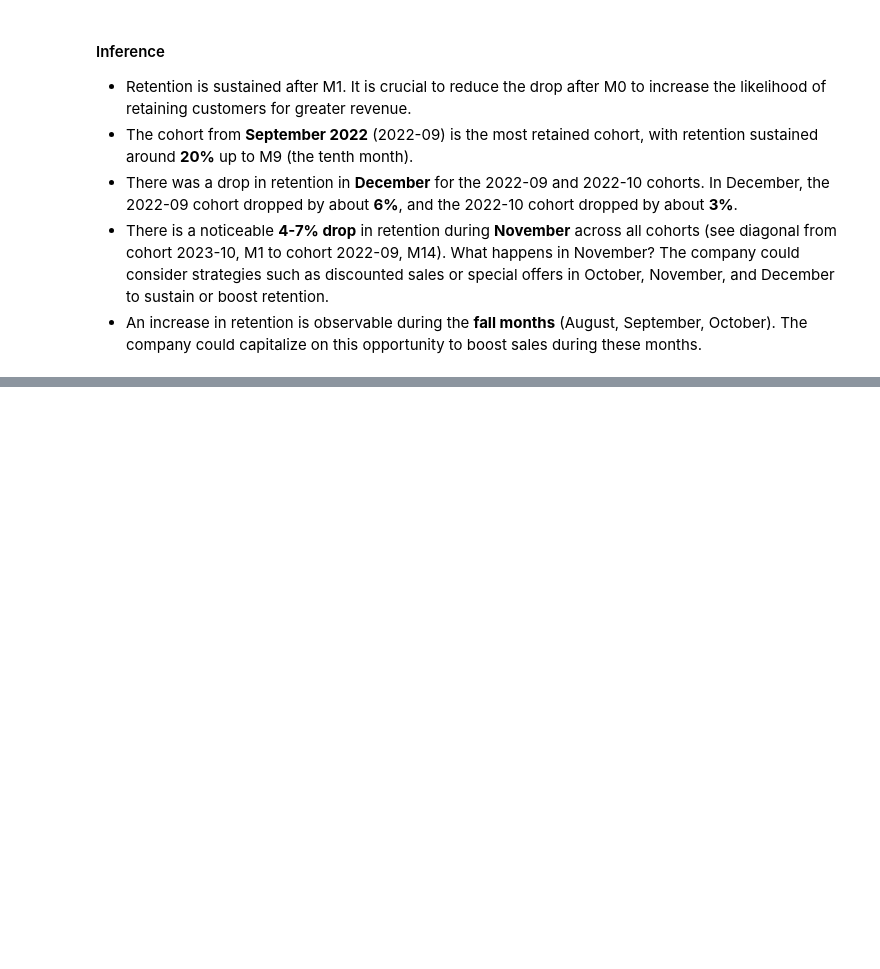
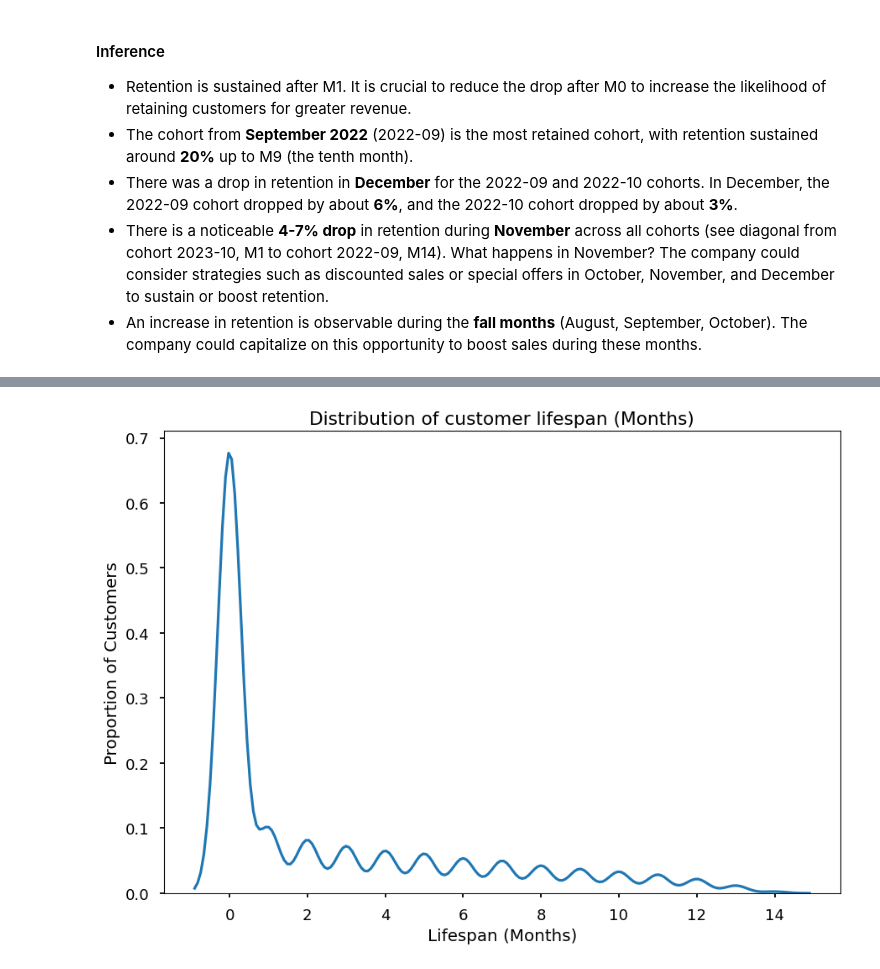
Before and after one commit to kennedyopokuasare/ResqCLV, a Jupyter notebook: customer-lifetime-value-analysis.ipynb, the cells around one changed output, grey strips where cells are left out. Saved outputs shown, nothing was run; the diff lists cells and outputs as text; code cells hidden in the pictures; blank space fills up the shorter version.

```diff
--- a/customer-lifetime-value-analysis.ipynb
+++ b/customer-lifetime-value-analysis.ipynb
@@ -134,0 +218,8 @@ plt.show()
+# %%
+sns.kdeplot(x=lfs["lifespan"])
+plt.xlabel("Lifespan (Months)")
+plt.ylabel("Proportion of Customers")
+plt.title("Distribution of customer lifespan (Months)")
+plt.show()
+# %% [output]
+[figure, added]
```
Also changed, not shown: parts of 23 cells of this notebook, 2 other files.
